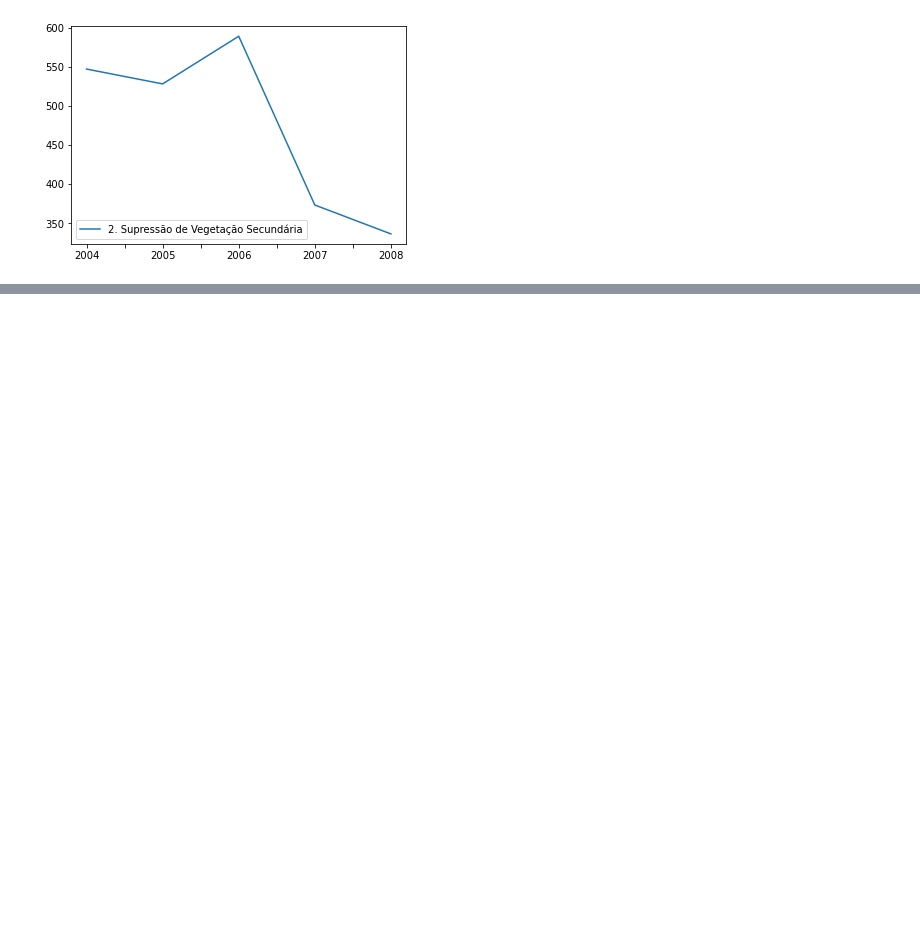
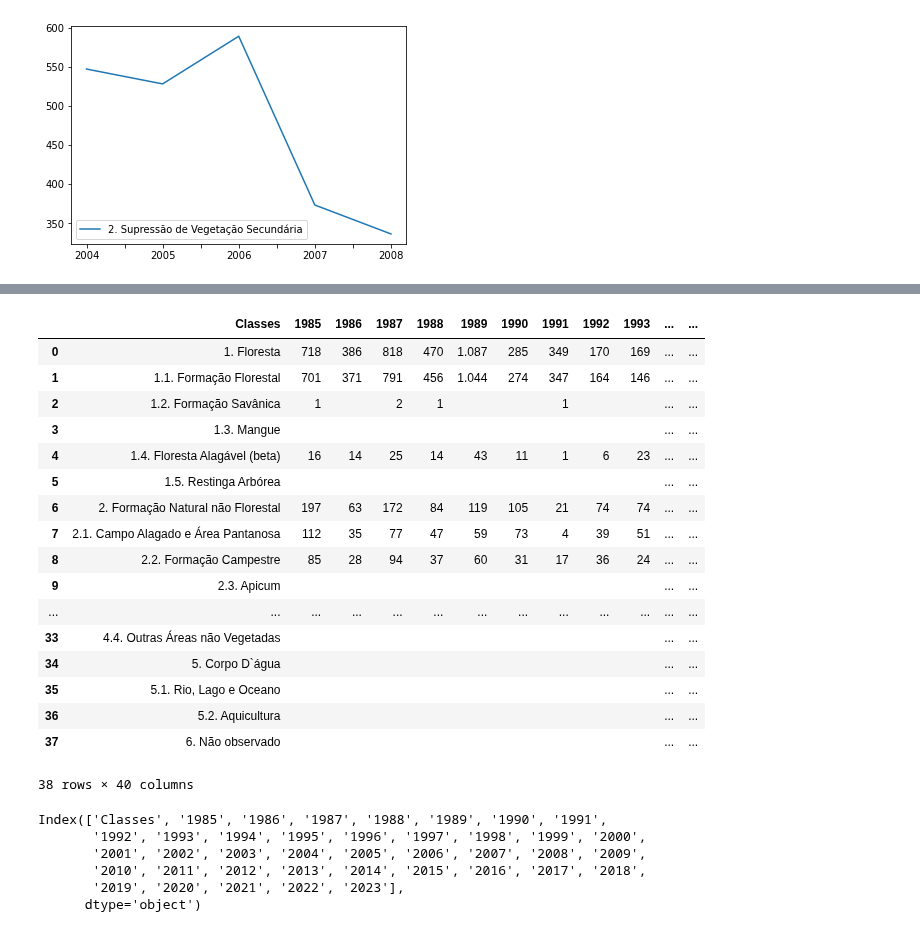
Before and after one commit to RaphaLevy/Study_on_Malaria_dynamics, a Jupyter notebook: mapbiomas_data/MapBiomas - Manaus Data.ipynb, the cells around one changed output, grey strips where cells are left out. Saved outputs shown, nothing was run; the diff lists cells and outputs as text; code cells hidden in the pictures; blank space fills up the shorter version.

```diff
--- a/mapbiomas_data/MapBiomas - Manaus Data.ipynb
+++ b/mapbiomas_data/MapBiomas - Manaus Data.ipynb
@@ -138,0 +167,31 @@ plt.show()
+# %%
+forest_fires_df = forest_fires_df.replace({'-': ''}, regex=True)
+forest_fires_df
+# %% [output]
+|  | Classes | 1985 | 1986 | 1987 | 1988 | 1989 | 1990 | 1991 | 1992 | 1993 | ... | ... |
+| 0 | 1. Floresta | 718 | 386 | 818 | 470 | 1.087 | 285 | 349 | 170 | 169 | ... | ... |
+| 1 | 1.1. Formação Florestal | 701 | 371 | 791 | 456 | 1.044 | 274 | 347 | 164 | 146 | ... | ... |
+| 2 | 1.2. Formação Savânica | 1 |  | 2 | 1 |  |  | 1 |  |  | ... | ... |
+| 3 | 1.3. Mangue |  |  |  |  |  |  |  |  |  | ... | ... |
+| 4 | 1.4. Floresta Alagável (beta) | 16 | 14 | 25 | 14 | 43 | 11 | 1 | 6 | 23 | ... | ... |
+| 5 | 1.5. Restinga Arbórea |  |  |  |  |  |  |  |  |  | ... | ... |
+| 6 | 2. Formação Natural não Florestal | 197 | 63 | 172 | 84 | 119 | 105 | 21 | 74 | 74 | ... | ... |
+| 7 | 2.1. Campo Alagado e Área Pantanosa | 112 | 35 | 77 | 47 | 59 | 73 | 4 | 39 | 51 | ... | ... |
+| 8 | 2.2. Formação Campestre | 85 | 28 | 94 | 37 | 60 | 31 | 17 | 36 | 24 | ... | ... |
+| 9 | 2.3. Apicum |  |  |  |  |  |  |  |  |  | ... | ... |
+| ... | ... | ... | ... | ... | ... | ... | ... | ... | ... | ... | ... | ... |
+| 33 | 4.4. Outras Áreas não Vegetadas |  |  |  |  |  |  |  |  |  | ... | ... |
+| 34 | 5. Corpo D`água |  |  |  |  |  |  |  |  |  | ... | ... |
+| 35 | 5.1. Rio, Lago e Oceano |  |  |  |  |  |  |  |  |  | ... | ... |
+| 36 | 5.2. Aquicultura |  |  |  |  |  |  |  |  |  | ... | ... |
+| 37 | 6. Não observado |  |  |  |  |  |  |  |  |  | ... | ... |
+38 rows × 40 columns
+# %%
+forest_fires_df.columns
+# %% [output]
+Index(['Classes', '1985', '1986', '1987', '1988', '1989', '1990', '1991',
+       '1992', '1993', '1994', '1995', '1996', '1997', '1998', '1999', '2000',
+       '2001', '2002', '2003', '2004', '2005', '2006', '2007', '2008', '2009',
+       '2010', '2011', '2012', '2013', '2014', '2015', '2016', '2017', '2018',
+       '2019', '2020', '2021', '2022', '2023'],
+      dtype='object')
```
Also changed, not shown: parts of 13 cells of this notebook.
